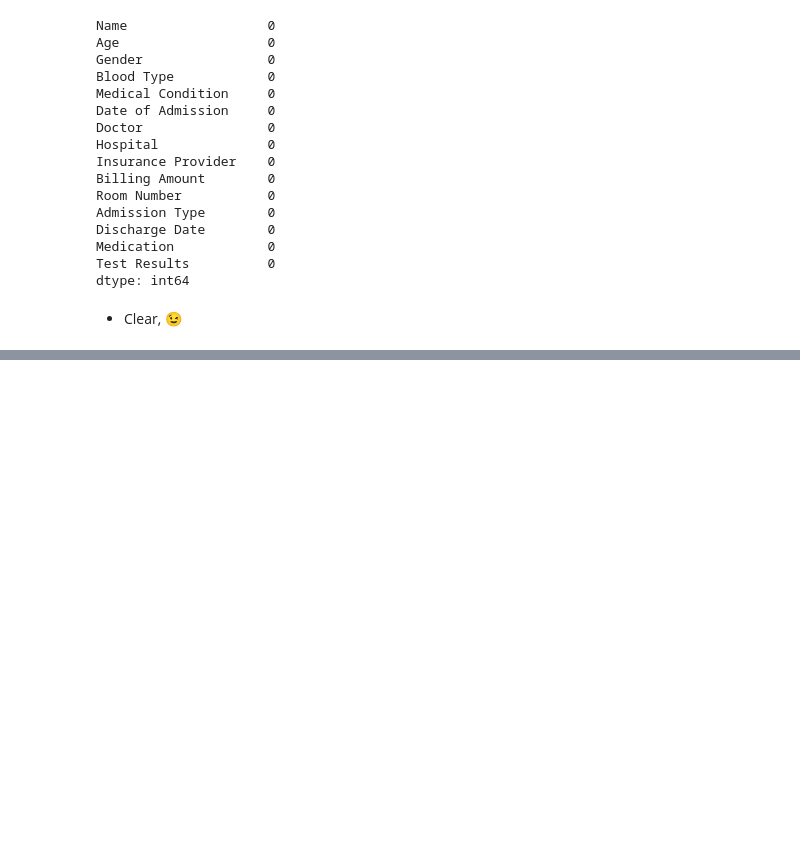
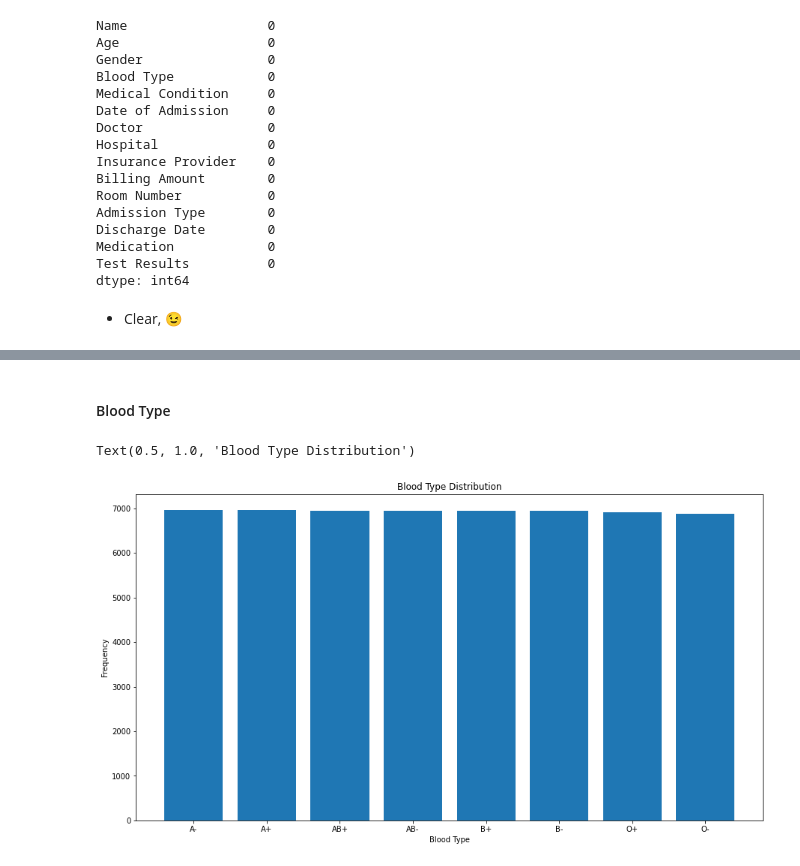
Before and after one commit to MrEktirir/Analysis-of-Healthcare, a Jupyter notebook: Notebooks/main.ipynb, the cells around one changed output, grey strips where cells are left out. Saved outputs shown, nothing was run; the diff lists cells and outputs as text; code cells hidden in the pictures; blank space fills up the shorter version.

```diff
--- a/Notebooks/main.ipynb
+++ b/Notebooks/main.ipynb
@@ -119,0 +144,11 @@ dtype: int64
+# %% [markdown]
+#### Blood Type
+# %%
+f, ax = plt.subplots(figsize=(15, 8))
+ax.bar(x = dataset['Blood Type'].value_counts().index, height = dataset['Blood Type'].value_counts())
+ax.set_xlabel('Blood Type')
+ax.set_ylabel('Frequency')
+ax.set_title("Blood Type Distribution")
+# %% [output]
+Text(0.5, 1.0, 'Blood Type Distribution')
+[figure, added]
```
Also changed, not shown: parts of 21 cells of this notebook.
